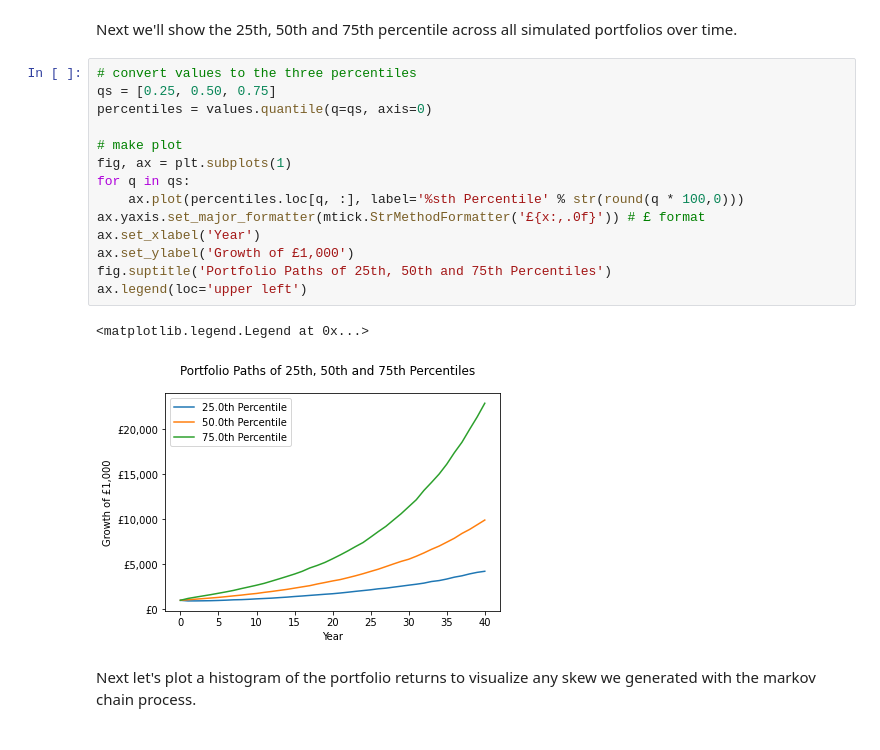
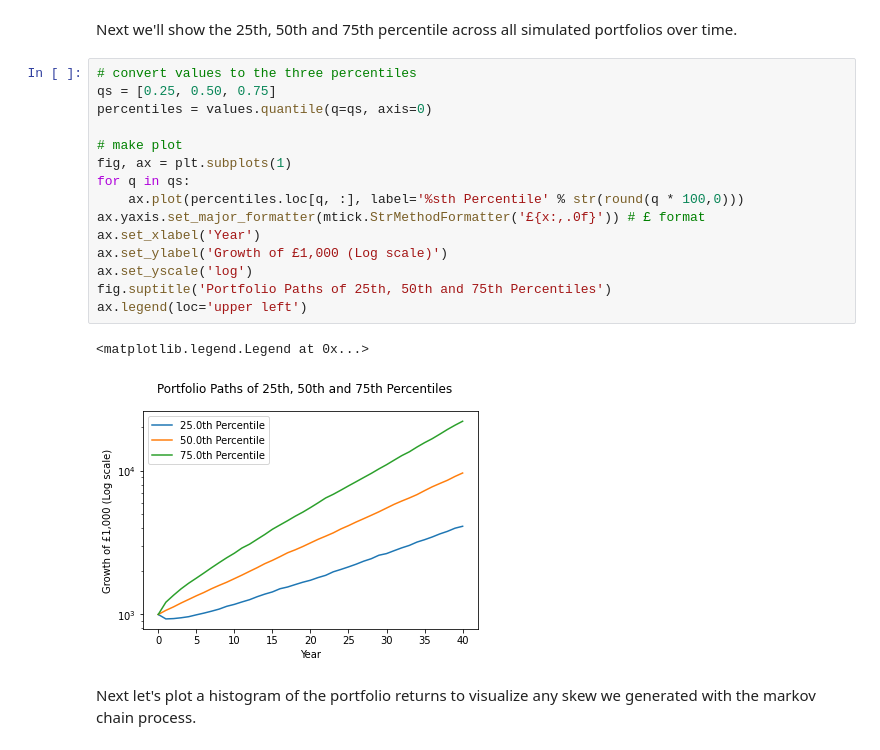
Before and after one commit to jack-tobin/monte_carlo, a Jupyter notebook: run_simulation.ipynb, the cells around one changed output. Cells and saved outputs as stored; diff of their text form.

```diff
--- a/run_simulation.ipynb
+++ b/run_simulation.ipynb
@@ -69,20 +73,21 @@ Next we'll show the 25th, 50th and 75th percentile across all simulated portfoli
 # %%
 # convert values to the three percentiles
 qs = [0.25, 0.50, 0.75]
 percentiles = values.quantile(q=qs, axis=0)
 
 # make plot
 fig, ax = plt.subplots(1)
 for q in qs:
     ax.plot(percentiles.loc[q, :], label='%sth Percentile' % str(round(q * 100,0)))
 ax.yaxis.set_major_formatter(mtick.StrMethodFormatter('£{x:,.0f}')) # £ format
 ax.set_xlabel('Year')
-ax.set_ylabel('Growth of £1,000')
+ax.set_ylabel('Growth of £1,000 (Log scale)')
+ax.set_yscale('log')
 fig.suptitle('Portfolio Paths of 25th, 50th and 75th Percentiles')
 ax.legend(loc='upper left')
 # %% [output]
 <matplotlib.legend.Legend at 0x...>
-[figure, old version]
+[figure, new version]
 # %% [markdown]
 Next let's plot a histogram of the portfolio returns to visualize any skew we generated with the markov chain process.
 # %%
```
Also changed, not shown: parts of 6 cells of this notebook, 10 other files.
